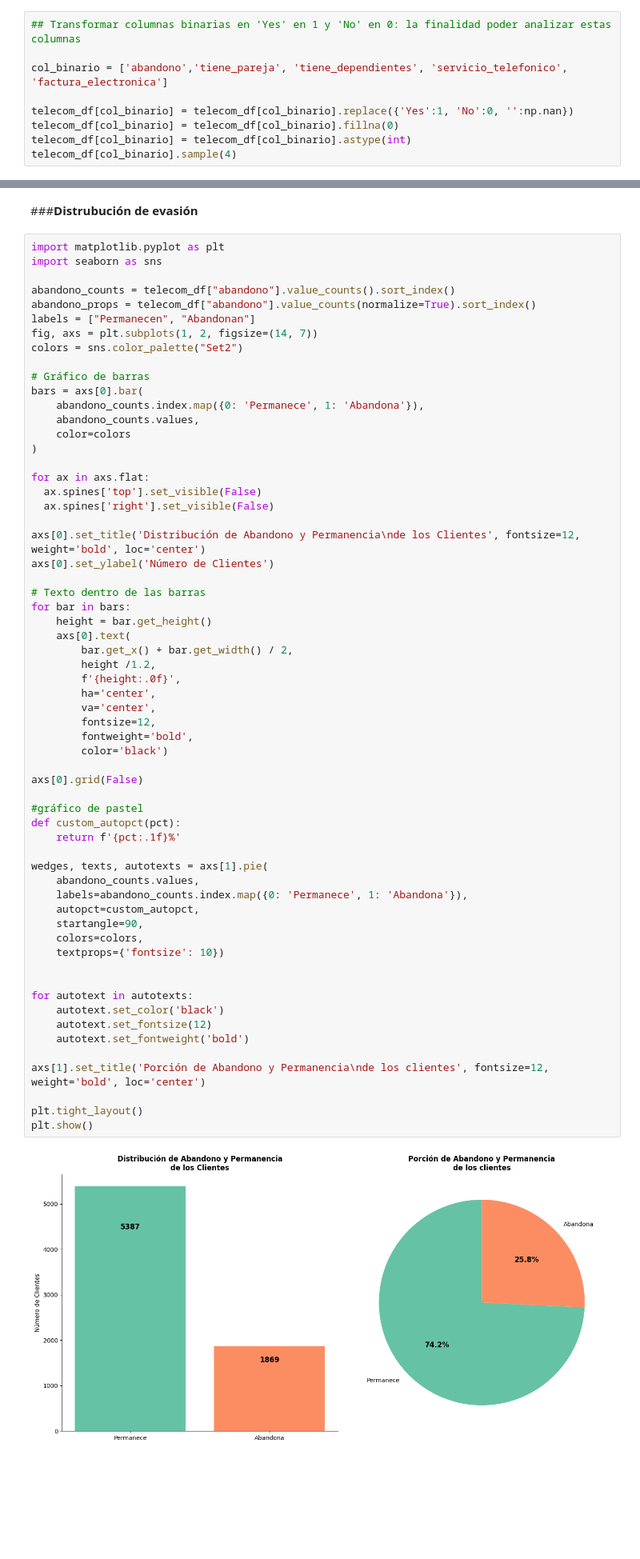
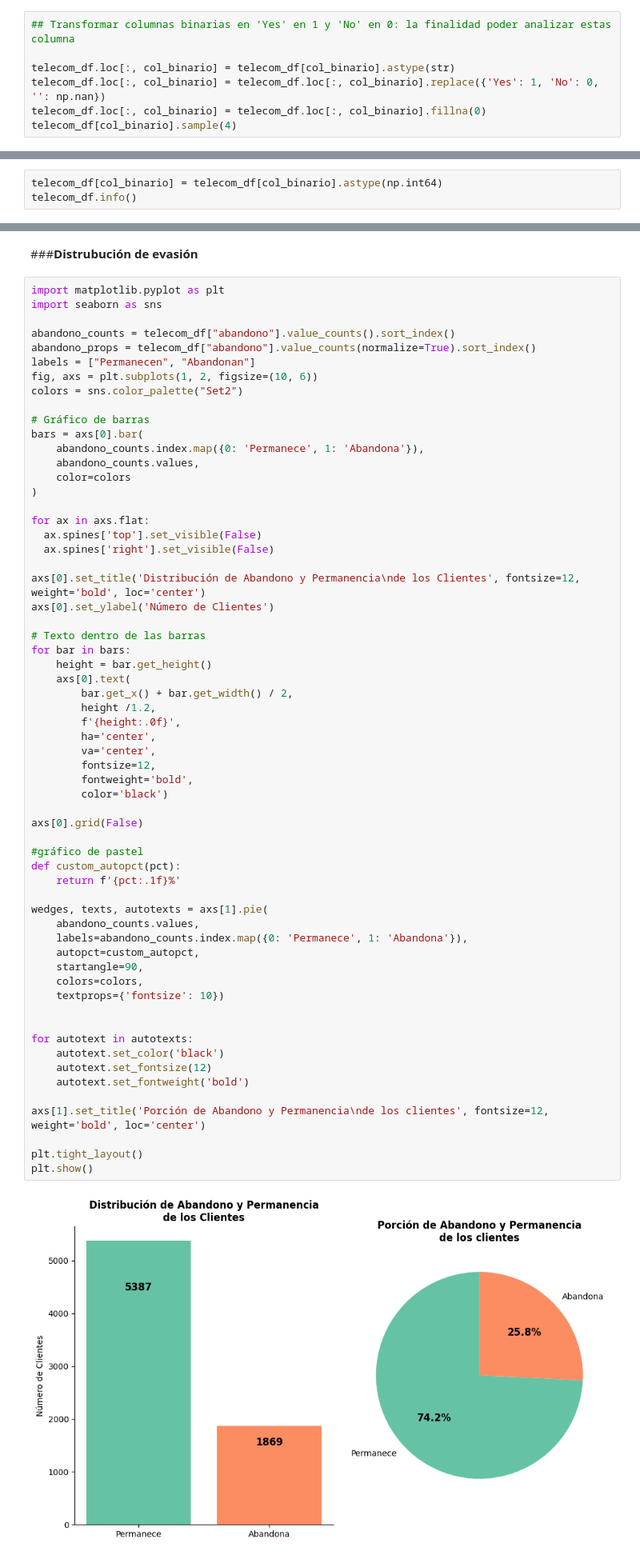
Before and after one commit to angelesGladin/TelecomX_latam, a Jupyter notebook: TelecomX_LATAM.ipynb, the cells around one changed output, grey strips where cells are left out. Shown at 80% size. Saved outputs shown, nothing was run; the diff lists cells and outputs as text; blank space fills up the shorter version.

```diff
--- a/TelecomX_LATAM.ipynb
+++ b/TelecomX_LATAM.ipynb
@@ -278,11 +287,9 @@ Número de registros después de limpieza: 7256
 # %%
-## Transformar columnas binarias en 'Yes' en 1 y 'No' en 0: la finalidad poder analizar estas columnas
+## Transformar columnas binarias en 'Yes' en 1 y 'No' en 0: la finalidad poder analizar estas columna
 
-col_binario = ['abandono','tiene_pareja', 'tiene_dependientes', 'servicio_telefonico', 'factura_electronica']
-
-telecom_df[col_binario] = telecom_df[col_binario].replace({'Yes':1, 'No':0, '':np.nan})
-telecom_df[col_binario] = telecom_df[col_binario].fillna(0)
-telecom_df[col_binario] = telecom_df[col_binario].astype(int)
+telecom_df.loc[:, col_binario] = telecom_df[col_binario].astype(str)
+telecom_df.loc[:, col_binario] = telecom_df.loc[:, col_binario].replace({'Yes': 1, 'No': 0, '': np.nan})
+telecom_df.loc[:, col_binario] = telecom_df.loc[:, col_binario].fillna(0)
 telecom_df[col_binario].sample(4)
 # %% [output]
 |  | abandono | tiene_pareja | tiene_dependientes | servicio_telefonico | factura_electronica |
@@ -292,0 +300,3 @@ telecom_df[col_binario].sample(4)
+# %%
+telecom_df[col_binario] = telecom_df[col_binario].astype(np.int64)
+telecom_df.info()
@@ -326,7 +354,7 @@ import seaborn as sns
 abandono_counts = telecom_df["abandono"].value_counts().sort_index()
 abandono_props = telecom_df["abandono"].value_counts(normalize=True).sort_index()
 labels = ["Permanecen", "Abandonan"]
-fig, axs = plt.subplots(1, 2, figsize=(14, 7))
+fig, axs = plt.subplots(1, 2, figsize=(10, 6))
 colors = sns.color_palette("Set2")
 
 # Gráfico de barras
@@ -354,34 +382,34 @@ for bar in bars:
         va='center',
         fontsize=12,
         fontweight='bold',
         color='black')
 
 axs[0].grid(False)
 
 #gráfico de pastel
 def custom_autopct(pct):
     return f'{pct:.1f}%'
 
 wedges, texts, autotexts = axs[1].pie(
     abandono_counts.values,
     labels=abandono_counts.index.map({0: 'Permanece', 1: 'Abandona'}),
     autopct=custom_autopct,
     startangle=90,
     colors=colors,
     textprops={'fontsize': 10})
 
 
 for autotext in autotexts:
     autotext.set_color('black')
     autotext.set_fontsize(12)
     autotext.set_fontweight('bold')
 
 axs[1].set_title('Porción de Abandono y Permanencia\nde los clientes', fontsize=12, weight='bold', loc='center')
 
 plt.tight_layout()
 plt.show()
 # %% [output]
-[figure, old version]
+[figure, new version]
 # %% [markdown]
 ###**Recuento de evasión por variables categóricas**
 # %%
```
Also changed, not shown: parts of 21 cells of this notebook.
